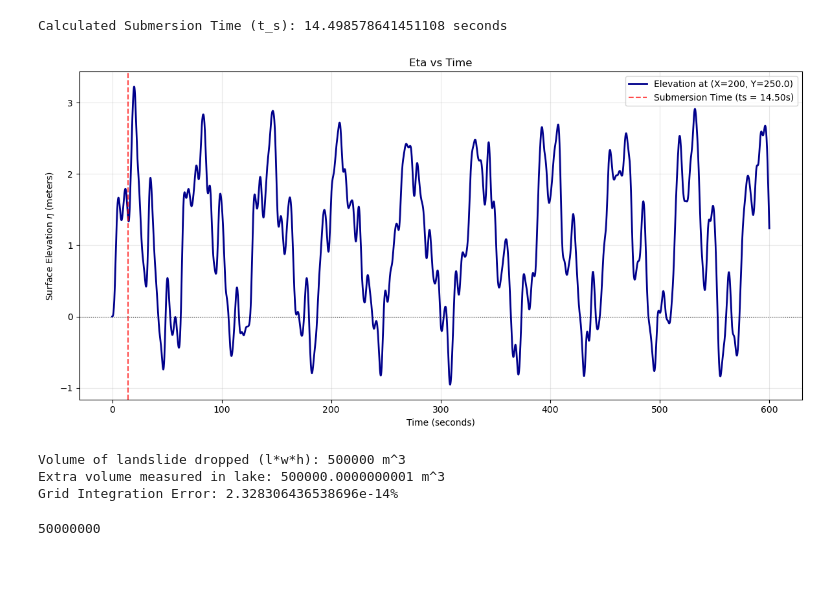
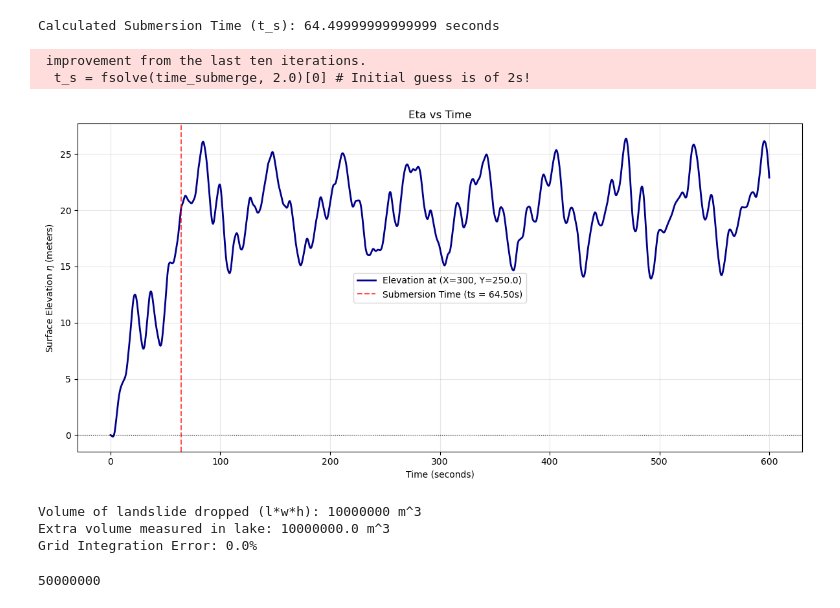
Before and after one commit to lifeispeaceful49/ShallowWater, a Jupyter notebook: analytical_sol.ipynb, the cells around one changed output. Cells and saved outputs as stored; diff of their text form; code cells hidden in the pictures; blank space fills up the shorter version.

```diff
--- a/analytical_sol.ipynb
+++ b/analytical_sol.ipynb
@@ -9,9 +9,9 @@ W = 500 # Width of the reservoir
 h0 = 100 # Constant depth of water
 
 # Dimensions of the parcel of water added from outside
-l = 100 # Length of the parcel
-w = 100 # Width of the parcel
-h = 50 # Height of the parcel
+l = 200 # Length of the parcel
+w = 200 # Width of the parcel
+h = 250 # Height of the parcel
 
 # Coordinates of the centre of the place where the parcel hits
 x0 = 100
@@ -27,7 +27,7 @@ v_term = 4 # terminal velocity of the parcel
 tau = 2.0 # Time constant for the parcel's velocity decay (s)
 
 # Define the probe location (where the virtual gauge is)
-x_probe = 200
+x_probe = 300
 y_probe = 250.0
 
 # Define the time array (0 to 60 seconds, 1000 steps)
@@ -108,35 +108,37 @@ for m in range(M_max + 1):
     for n in range(N_max + 1):
 
         # Get the time-varying amplitude array for this specific mode
         a_mn_t = get_amn_array(m, n, t_array)
 
         # Calculate the spatial footprint factor strictly at the probe's location
         spatial_factor = np.cos(m * np.pi * x_probe / L) * np.cos(n * np.pi * y_probe / W)
 
         # Multiply and add to the total surface elevation
         eta_time_series += a_mn_t * spatial_factor
 
 plt.figure(figsize=(12, 6))
 
 # Plot the main wave time-series
 plt.plot(t_array, eta_time_series, color='darkblue', linewidth=2, label=f'Elevation at (X={x_probe}, Y={y_probe})')
 
 # Mark the exact moment the block finishes entering the water
 plt.axvline(x=t_s, color='red', linestyle='--', alpha=0.7, label=f'Submersion Time (ts = {t_s:.2f}s)')
 
 # Formatting the graph
 plt.title('Eta vs Time')
 plt.xlabel('Time (seconds)')
 plt.ylabel('Surface Elevation $\eta$ (meters)')
 plt.axhline(y=0, color='black', linewidth=0.8, linestyle=':') # Zero-line (undisturbed water)
 plt.grid(True, alpha=0.3)
 plt.legend()
 
 plt.tight_layout()
 plt.show()
 # %% [output]
-Calculated Submersion Time (t_s): 14.498578641451108 seconds
+Calculated Submersion Time (t_s): 64.49999999999999 seconds
+ improvement from the last ten iterations.
+  t_s = fsolve(time_submerge, 2.0)[0] # Initial guess is of 2s!
-[figure, old version]
+[figure, new version]
 # %%
 grid_res = 200
 x_arr = np.linspace(0, L, grid_res)
@@ -172,9 +174,9 @@ print(f"Volume of landslide dropped (l*w*h): {volume_added} m^3")
 print(f"Extra volume measured in lake: {delta_V_numeric} m^3")
 print(f"Grid Integration Error: {error_pct}%")
 # %% [output]
-Volume of landslide dropped (l*w*h): 500000 m^3
-Extra volume measured in lake: 500000.0000000001 m^3
-Grid Integration Error: 2.328306436538696e-14%
+Volume of landslide dropped (l*w*h): 10000000 m^3
+Extra volume measured in lake: 10000000.0 m^3
+Grid Integration Error: 0.0%
 # %%
 L * W *h0
 # %% [output]
```
Also changed, not shown: 2 other files.
